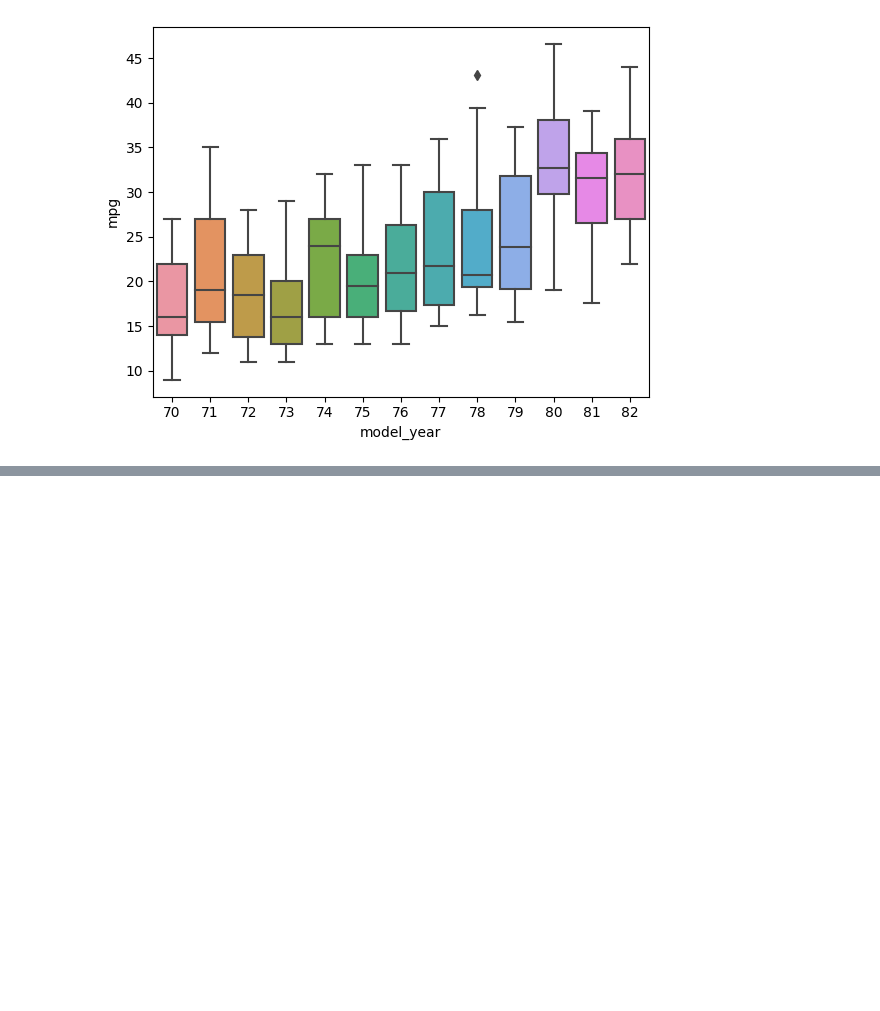
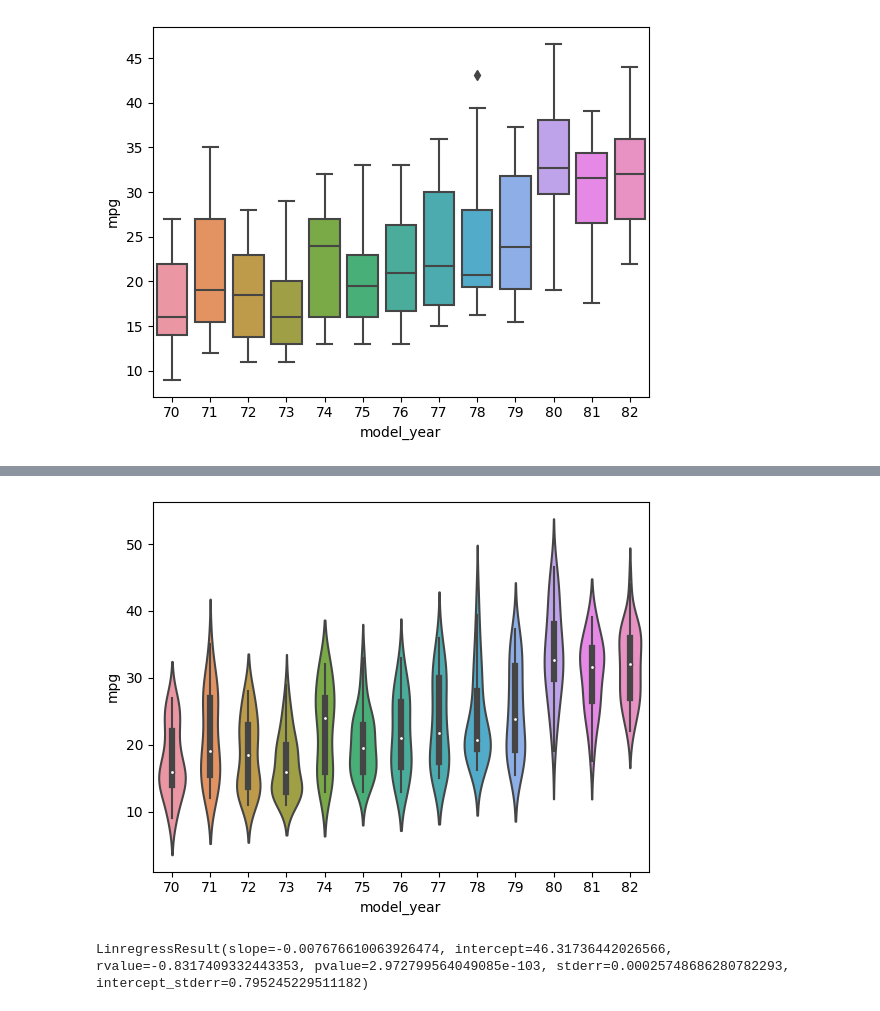
Before and after one commit to HakanAkerblom/Statistics, a Jupyter notebook: cars_test.ipynb, the cells around one changed output, grey strips where cells are left out. Cells and saved outputs as stored; diff of their text form; code cells hidden in the pictures; blank space fills up the shorter version.

```diff
--- a/cars_test.ipynb
+++ b/cars_test.ipynb
@@ -145,0 +184,9 @@ dfi.export(cars_describe, "images/cars_describe.png")
+# %%
+sns.violinplot(cars, x="model_year", y="mpg")
+plt.savefig("images/violin_model_year_mpg.png")
+# %% [output]
+[figure, added]
+# %%
+stats.linregress(x=cars["weight"], y=cars["mpg"])
+# %% [output]
+LinregressResult(slope=-0.007676610063926474, intercept=46.31736442026566, rvalue=-0.8317409332443353, pvalue=2.972799564049085e-103, stderr=0.00025748686280782293, intercept_stderr=0.795245229511182)
```
Also changed, not shown: parts of 9 cells of this notebook, 4 other files.
